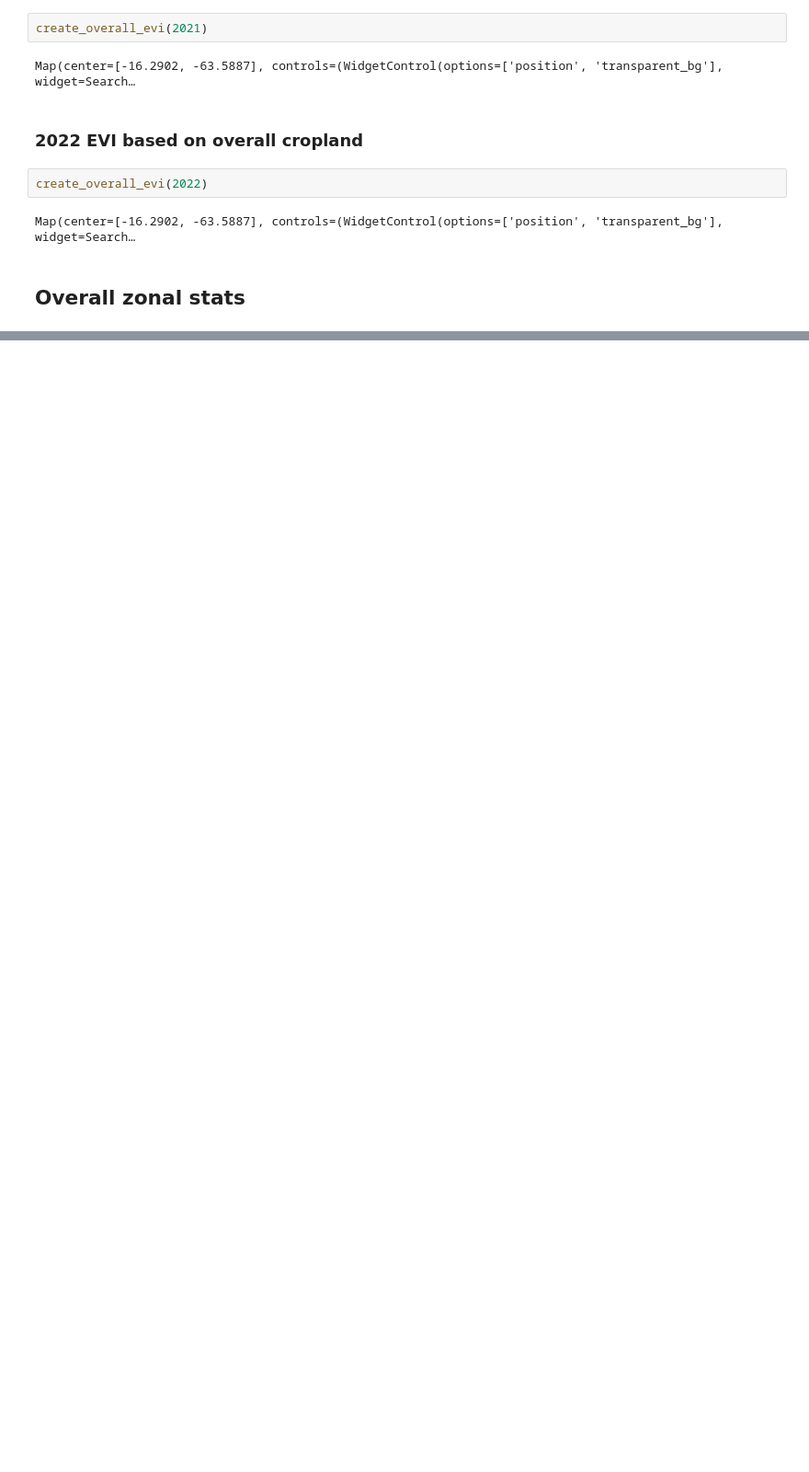
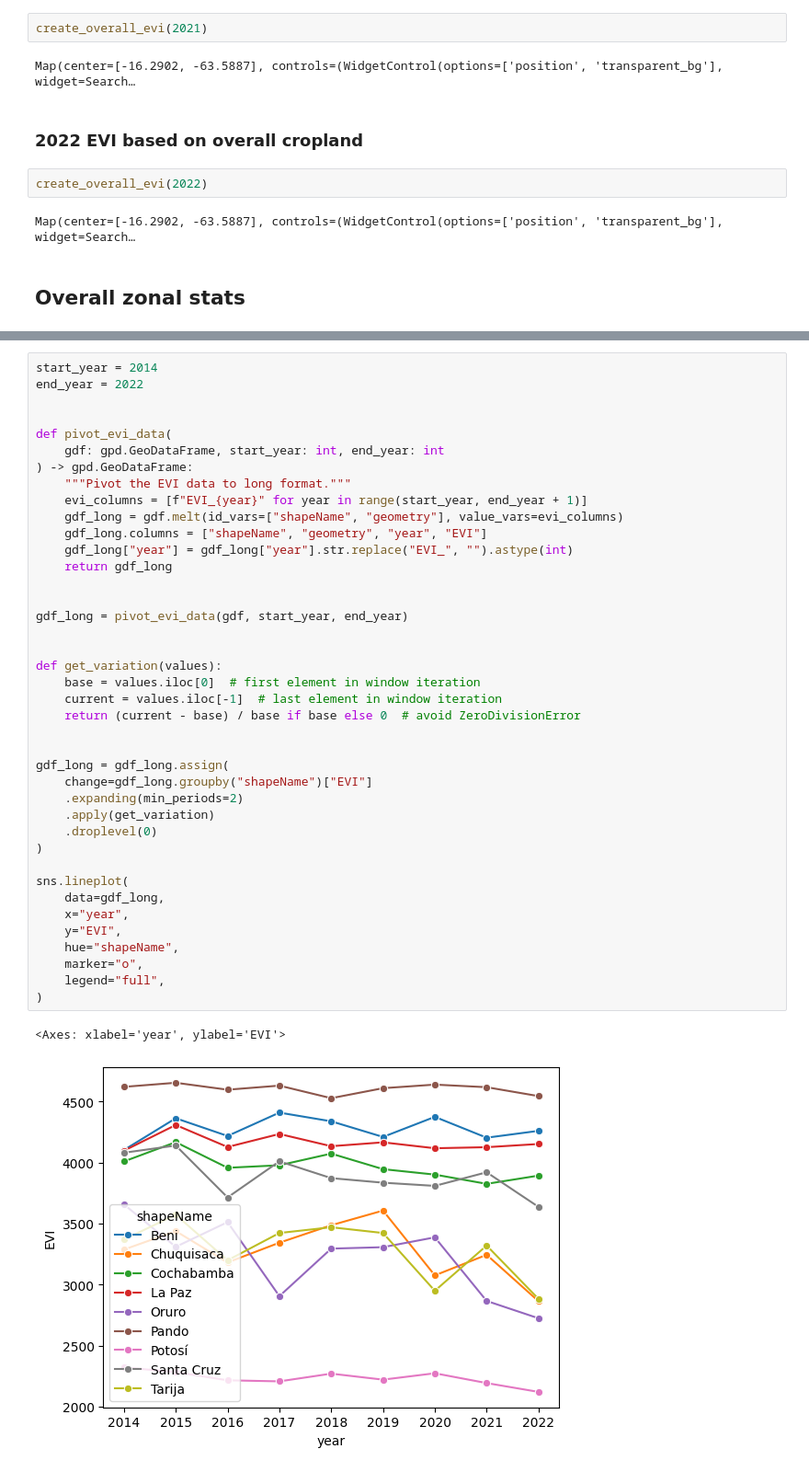
Before and after one commit to datapartnership/bolivia-economic-monitor, a Jupyter notebook: notebooks/evi_analysis.ipynb, the cells around one changed output, grey strips where cells are left out. Shown at 92% size. Cells and saved outputs as stored; diff of their text form; blank space fills up the shorter version.

```diff
--- a/notebooks/evi_analysis.ipynb
+++ b/notebooks/evi_analysis.ipynb
@@ -543,0 +691,43 @@ zs.task.status()
+# %%
+start_year = 2014
+end_year = 2022
+
+
+def pivot_evi_data(
+    gdf: gpd.GeoDataFrame, start_year: int, end_year: int
+) -> gpd.GeoDataFrame:
+    """Pivot the EVI data to long format."""
+    evi_columns = [f"EVI_{year}" for year in range(start_year, end_year + 1)]
+    gdf_long = gdf.melt(id_vars=["shapeName", "geometry"], value_vars=evi_columns)
+    gdf_long.columns = ["shapeName", "geometry", "year", "EVI"]
+    gdf_long["year"] = gdf_long["year"].str.replace("EVI_", "").astype(int)
+    return gdf_long
+
+
+gdf_long = pivot_evi_data(gdf, start_year, end_year)
+
+
+def get_variation(values):
+    base = values.iloc[0]  # first element in window iteration
+    current = values.iloc[-1]  # last element in window iteration
+    return (current - base) / base if base else 0  # avoid ZeroDivisionError
+
+
+gdf_long = gdf_long.assign(
+    change=gdf_long.groupby("shapeName")["EVI"]
+    .expanding(min_periods=2)
+    .apply(get_variation)
+    .droplevel(0)
+)
+
+sns.lineplot(
+    data=gdf_long,
+    x="year",
+    y="EVI",
+    hue="shapeName",
+    marker="o",
+    legend="full",
+)
+# %% [output]
+<Axes: xlabel='year', ylabel='EVI'>
+[figure, added]
```
Also changed, not shown: parts of 11 cells of this notebook.
